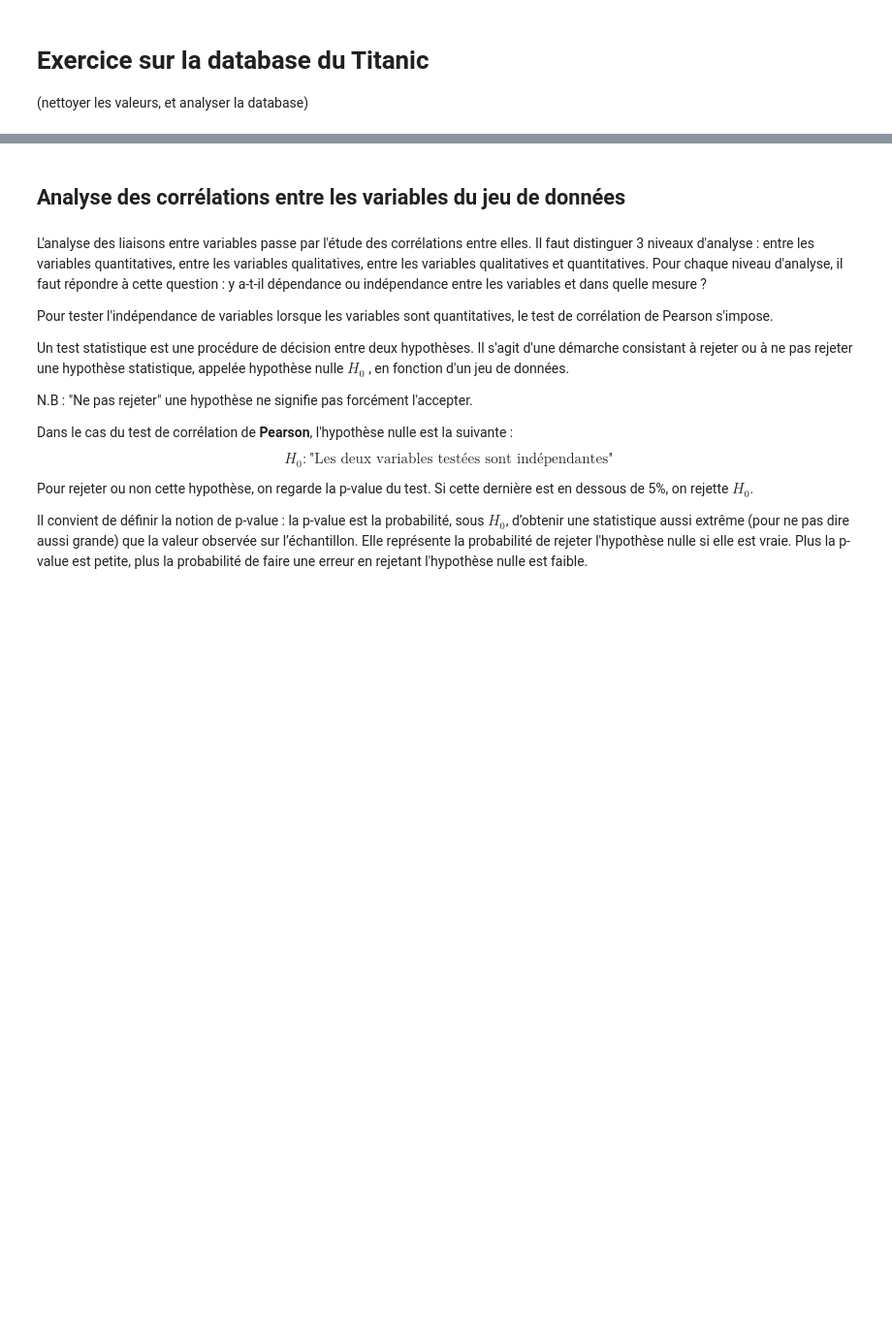
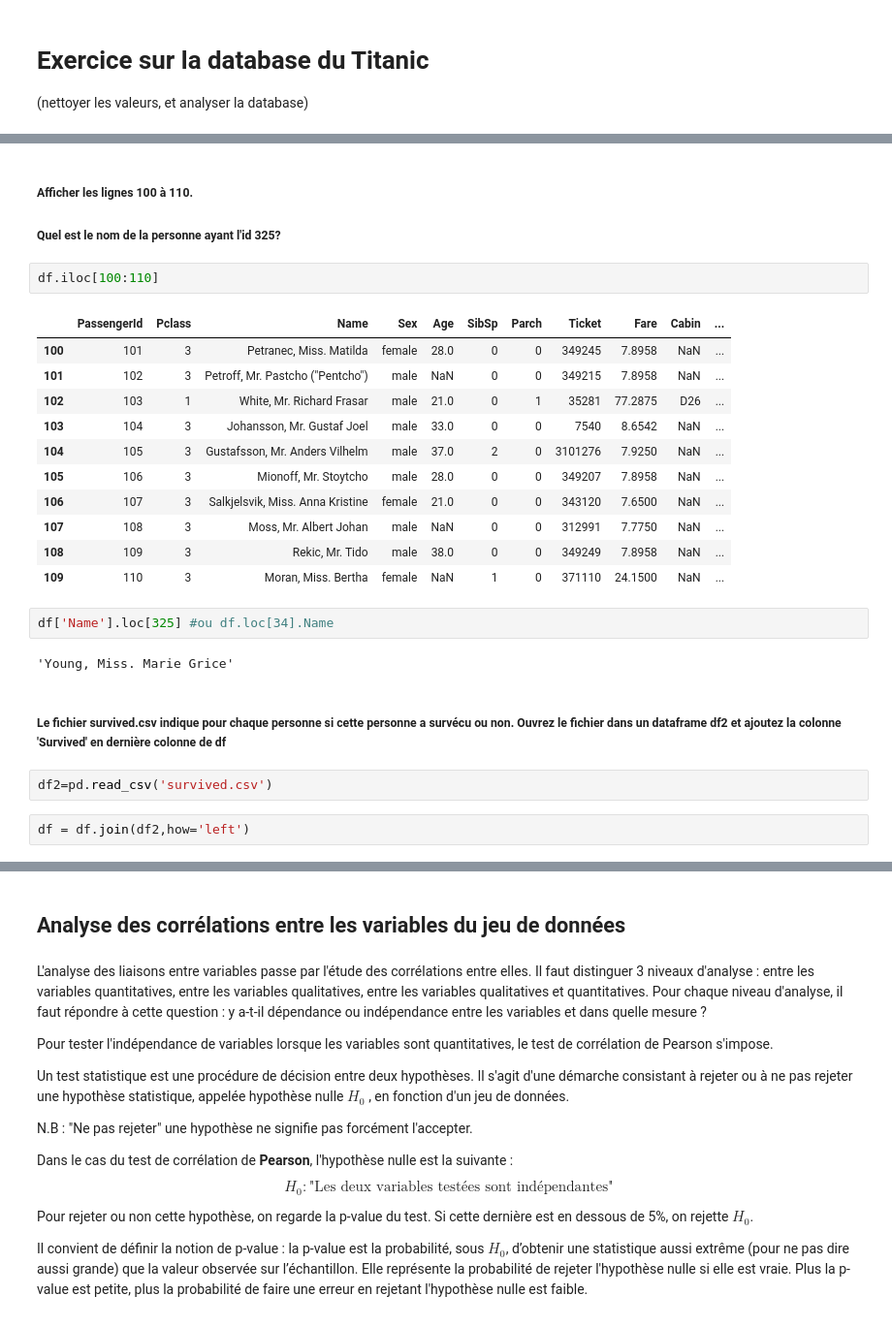
Before and after one commit to Centrale-IA/Formations-2022-2023, a Jupyter notebook: 04-Pandas/Forma_pandas.ipynb, the cells around one changed output, grey strips where cells are left out. Shown: that part at 97% size. Cells and saved outputs as stored; diff of their text form; blank space fills up the shorter version.

```diff
--- a/04-Pandas/Forma_pandas.ipynb
+++ b/04-Pandas/Forma_pandas.ipynb
@@ -1086,0 +2033,27 @@ df['Credit amount'].sum()
+# %% [markdown]
+##### Afficher les lignes 100 à 110.
+##### Quel est le nom de la personne ayant l'id 325?
+# %%
+df.iloc[100:110]
+# %% [output]
+|  | PassengerId | Pclass | Name | Sex | Age | SibSp | Parch | Ticket | Fare | Cabin | ... |
+| 100 | 101 | 3 | Petranec, Miss. Matilda | female | 28.0 | 0 | 0 | 349245 | 7.8958 | NaN | ... |
+| 101 | 102 | 3 | Petroff, Mr. Pastcho ("Pentcho") | male | NaN | 0 | 0 | 349215 | 7.8958 | NaN | ... |
+| 102 | 103 | 1 | White, Mr. Richard Frasar | male | 21.0 | 0 | 1 | 35281 | 77.2875 | D26 | ... |
+| 103 | 104 | 3 | Johansson, Mr. Gustaf Joel | male | 33.0 | 0 | 0 | 7540 | 8.6542 | NaN | ... |
+| 104 | 105 | 3 | Gustafsson, Mr. Anders Vilhelm | male | 37.0 | 2 | 0 | 3101276 | 7.9250 | NaN | ... |
+| 105 | 106 | 3 | Mionoff, Mr. Stoytcho | male | 28.0 | 0 | 0 | 349207 | 7.8958 | NaN | ... |
+| 106 | 107 | 3 | Salkjelsvik, Miss. Anna Kristine | female | 21.0 | 0 | 0 | 343120 | 7.6500 | NaN | ... |
+| 107 | 108 | 3 | Moss, Mr. Albert Johan | male | NaN | 0 | 0 | 312991 | 7.7750 | NaN | ... |
+| 108 | 109 | 3 | Rekic, Mr. Tido | male | 38.0 | 0 | 0 | 349249 | 7.8958 | NaN | ... |
+| 109 | 110 | 3 | Moran, Miss. Bertha | female | NaN | 1 | 0 | 371110 | 24.1500 | NaN | ... |
+# %%
+df['Name'].loc[325] #ou df.loc[34].Name
+# %% [output]
+'Young, Miss. Marie Grice'
+# %% [markdown]
+##### Le fichier survived.csv indique pour chaque personne si cette personne a survécu ou non. Ouvrez le fichier dans un dataframe df2 et ajoutez la colonne 'Survived' en dernière colonne de df
+# %%
+df2=pd.read_csv('survived.csv')
+# %%
+df = df.join(df2,how='left')
```
Also changed, not shown: parts of 135 cells of this notebook, 2 other files.
